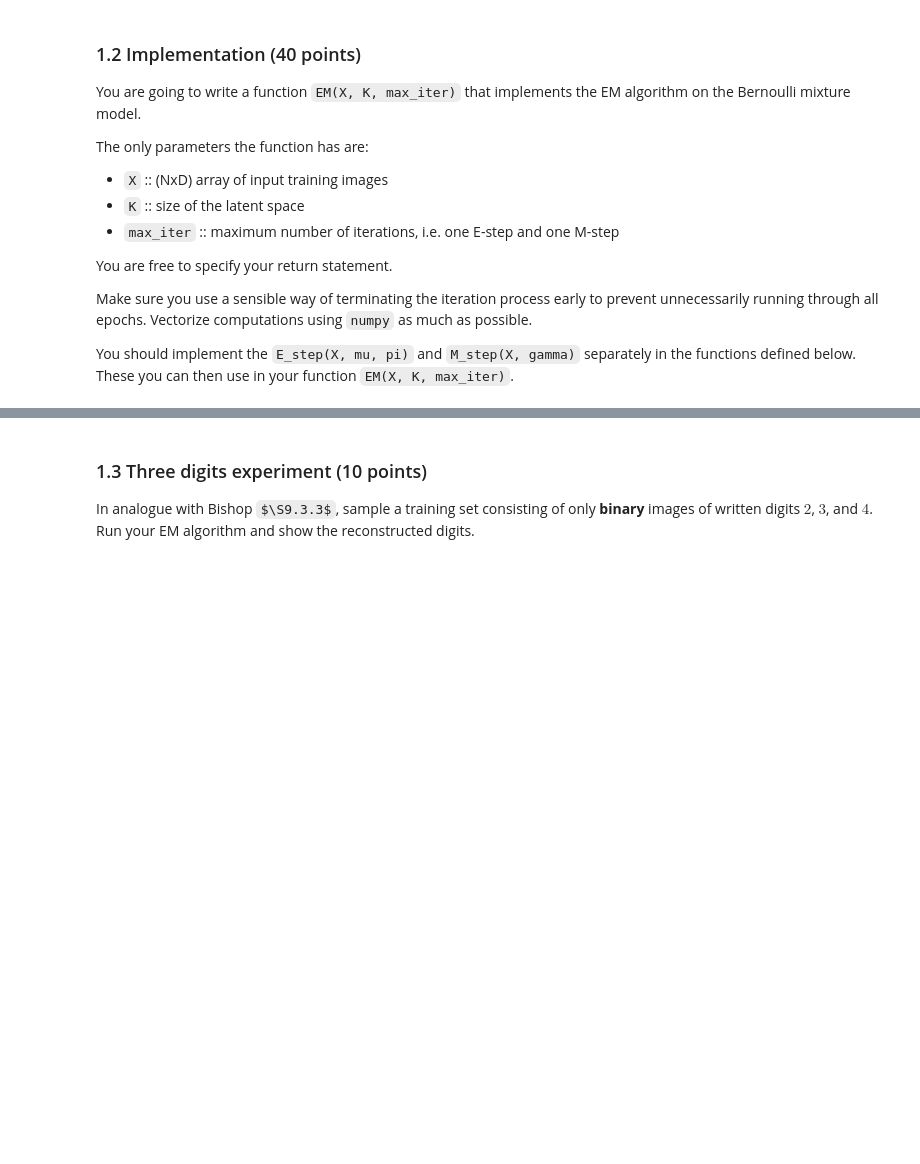
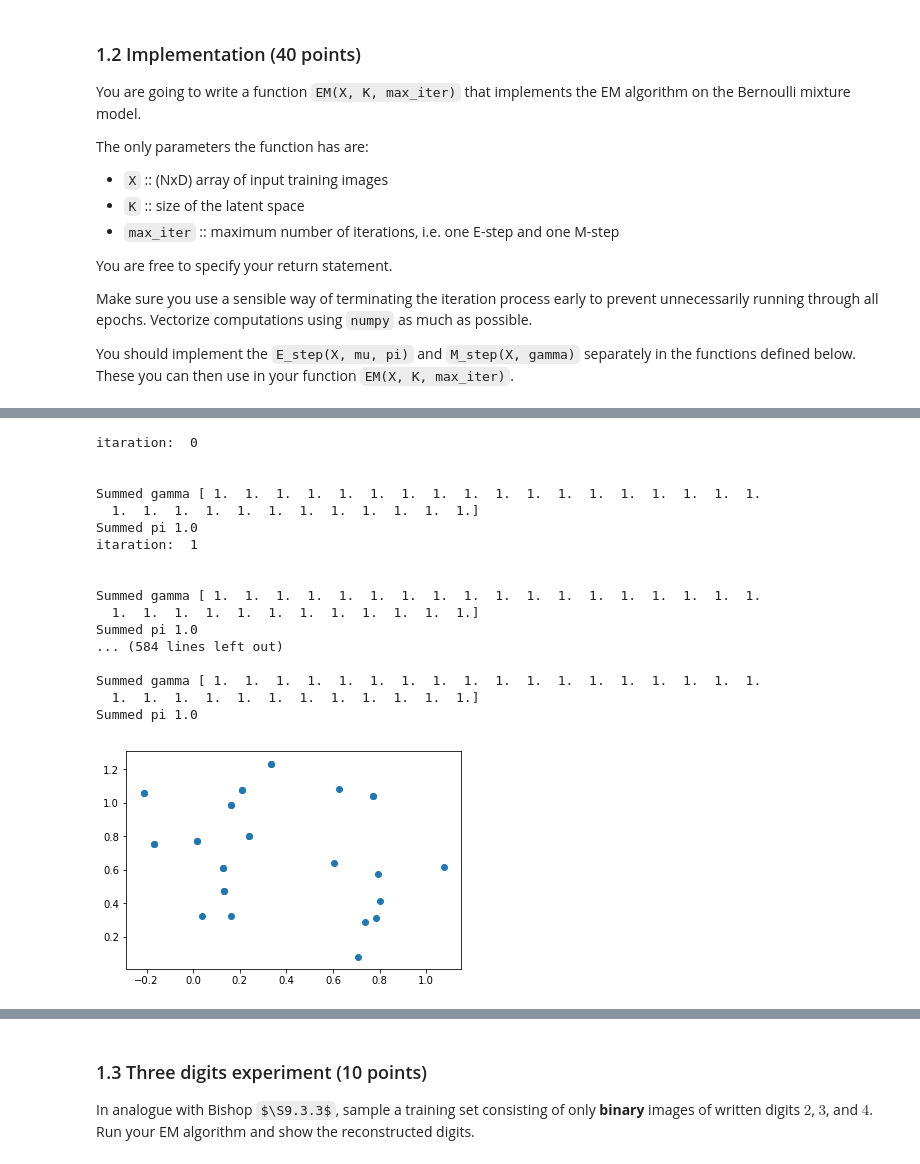
Before and after one commit to JappaB/ML2, a Jupyter notebook: lab3/10260250_10437215_lab3.ipynb, the cells around one changed output, grey strips where cells are left out. Saved outputs shown, nothing was run; the diff lists cells and outputs as text; code cells hidden in the pictures; some formulas as TeX source; blank space fills up the shorter version.

```diff
--- a/lab3/10260250_10437215_lab3.ipynb
+++ b/lab3/10260250_10437215_lab3.ipynb
@@ -237,29 +303,32 @@ assert pi_test.shape == (K_test, )
 # %%
 def log_x_mu(X, MU):
     '''Log and matrix version of bishop 9.48'''
+
     # X = [N, D]
     # MU = [K, D]
-    print("MU", MU)
-    return X @ np.log(MU.T) + (1.0-X) @ np.log(1 - MU.T)
+    # return [N, K]
+
+    stabilizer = 1e-3
+    return X @ np.log(MU.T + stabilizer) + (1.0-X) @ np.log(1 - MU.T + stabilizer)
 
 
 def log_likelihood(gamma, pi, X, mu):
 
     # [1, K]
-    log_pi = np.log(pi).reshape(1, -1)
+    log_pi = np.log(pi + 1e-12).reshape(1, -1)
 
-    print("log pi", log_pi)
+#     print("log pi", log_pi)
 
     # [N, K]
     weighted_log_probs = log_pi + log_x_mu(X, mu)
 
-    print("log x mu", log_x_mu(X, mu))
+#     print("log x mu", log_x_mu(X, mu))
 
     # Element wise multiplication between gamma and weighted
     # log-probabilities and then summed over N and K
     result = np.sum(gamma * weighted_log_probs)
 
-    print("gamma * weighted", gamma * weighted_log_probs)
+#     print("gamma * weighted", gamma * weighted_log_probs)
 
     return result
 # %%
@@ -310,0 +387,34 @@ EM(train_data[:5], 10, 5)
+# %%
+N = 10
+D = 2
+K = 3
+
+c1 = np.random.normal(loc=random.uniform(size=(1,D)), scale=np.diag(np.random.uniform(size=(1,D))), size=(N,D))
+c2 = np.random.normal(loc=random.uniform(size=(1,D)), scale=np.diag(np.random.uniform(size=(1,D))), size=(N,D))
+c3 = np.random.normal(loc=random.uniform(size=(1,D)), scale=np.diag(np.random.uniform(size=(1,D))), size=(N,D))
+
+mock_data = np.concatenate((c1, c2, c2), axis=0)
+
+figure
+plt.scatter(mock_data[:, 0], mock_data[:, 1])
+
+mu, gamma, _ = EM(mock_data, K, 100)
+# %% [output]
+itaration:  0
+
+
+Summed gamma [ 1.  1.  1.  1.  1.  1.  1.  1.  1.  1.  1.  1.  1.  1.  1.  1.  1.  1.
+  1.  1.  1.  1.  1.  1.  1.  1.  1.  1.  1.  1.]
+Summed pi 1.0
+itaration:  1
+
+
+Summed gamma [ 1.  1.  1.  1.  1.  1.  1.  1.  1.  1.  1.  1.  1.  1.  1.  1.  1.  1.
+  1.  1.  1.  1.  1.  1.  1.  1.  1.  1.  1.  1.]
+Summed pi 1.0
+... (584 lines left out)
+
+Summed gamma [ 1.  1.  1.  1.  1.  1.  1.  1.  1.  1.  1.  1.  1.  1.  1.  1.  1.  1.
+  1.  1.  1.  1.  1.  1.  1.  1.  1.  1.  1.  1.]
+Summed pi 1.0
+[figure, added]
```
Also changed, not shown: parts of 32 cells of this notebook.
